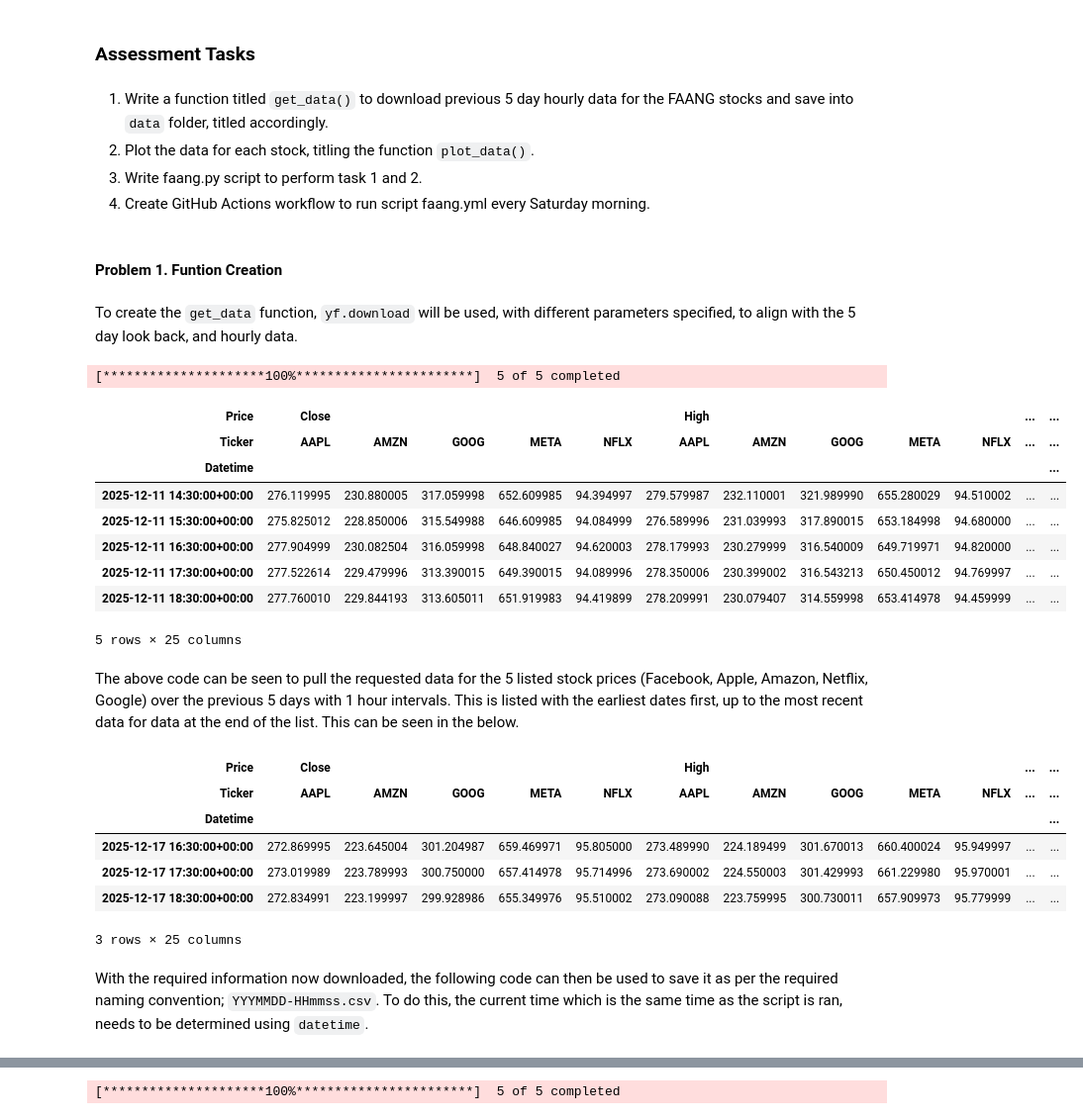
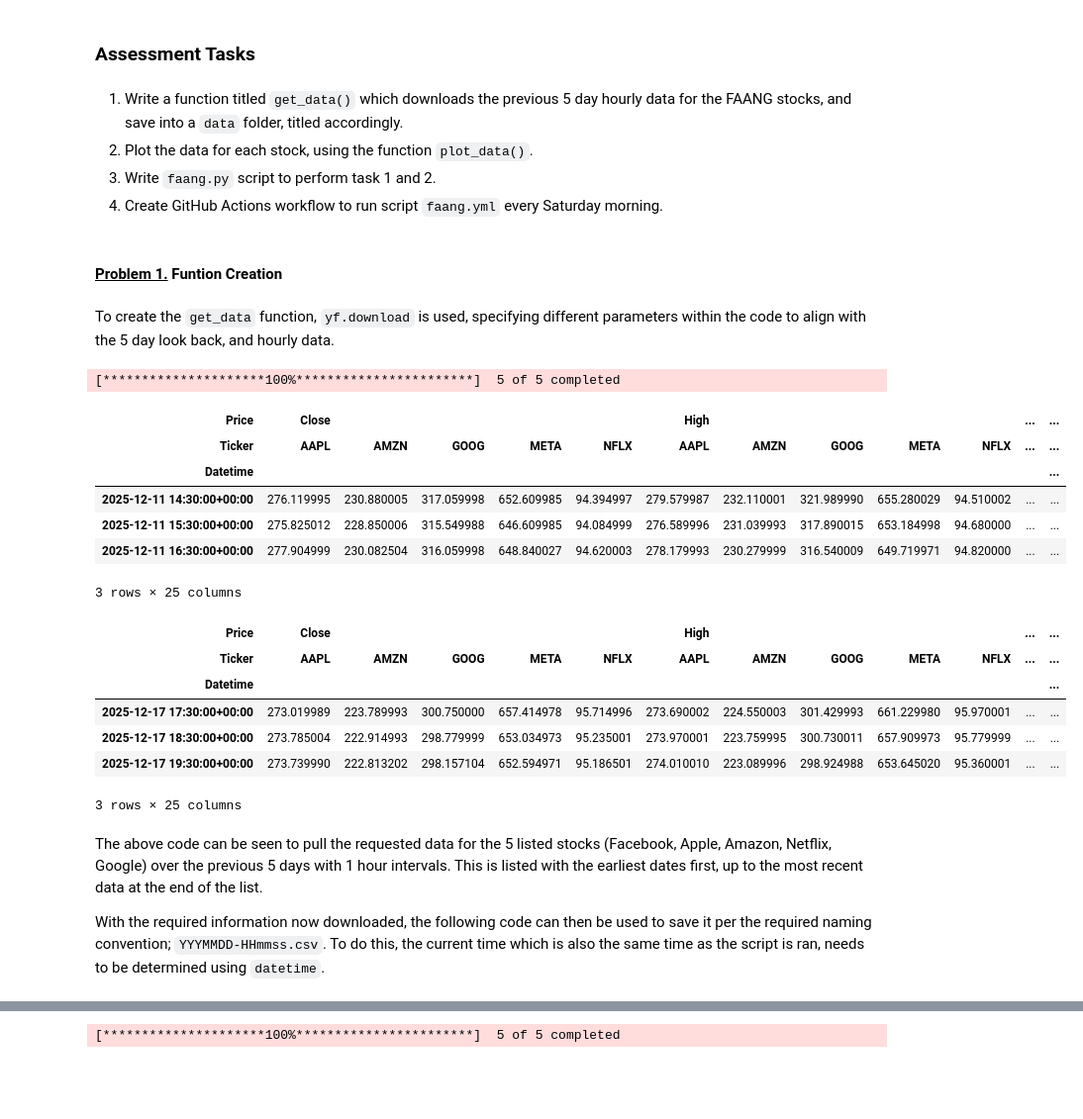
Before and after one commit to danielfinnerty/computer_infrastructure, a Jupyter notebook: problems.ipynb, the cells around one changed output, grey strips where cells are left out. Shown at 99% size. Saved outputs shown, nothing was run; the diff lists cells and outputs as text; code cells hidden in the pictures; blank space fills up the shorter version.

```diff
--- a/problems.ipynb
+++ b/problems.ipynb
@@ -25,47 +28,45 @@ import os
 # %% [markdown]
 ### Assessment Tasks
 # %% [markdown]
-1. Write a function titled ``get_data()`` to download previous 5 day hourly data for the FAANG stocks and save into ``data`` folder, titled accordingly.
-2. Plot the data for each stock, titling the function ``plot_data()``.
-3. Write faang.py script to perform task 1 and 2.
-4. Create GitHub Actions workflow to run script faang.yml every Saturday morning.
+1. Write a function titled `get_data()` which downloads the previous 5 day hourly data for the FAANG stocks, and save into a `data` folder, titled accordingly.
+2. Plot the data for each stock, using the function `plot_data()`.
+3. Write `faang.py` script to perform task 1 and 2.
+4. Create GitHub Actions workflow to run script `faang.yml` every Saturday morning.
 # %% [markdown]
-#### Problem 1. Funtion Creation
+#### <u>Problem 1.</u> Funtion Creation
 # %% [markdown]
-To create the ``get_data`` function, ``yf.download`` will be used, with different parameters specified, to align with the 5 day look back, and hourly data.
+To create the `get_data` function, `yf.download` is used, specifying different parameters within the code to align with the 5 day look back, and hourly data.
 # %%
 # Use yf.download to download hourly data over previos 5 days
 #Source: https://ranaroussi.github.io/yfinance/reference/api/yfinance.download.html#yfinance.download
 get_data = yf.download(['META', 'AAPL', 'AMZN', 'NFLX', 'GOOG'], period= '5d', interval= '1h')
 
-# Show first 5 lines of the results
-get_data.head()
+# Show first 3 rows of the results
+get_data.head(3)
 # %% [output]
 [*********************100%***********************]  5 of 5 completed
 | Price | Close |  |  |  |  | High |  |  |  |  | ... | ... |
 | Ticker | AAPL | AMZN | GOOG | META | NFLX | AAPL | AMZN | GOOG | META | NFLX | ... | ... |
 | Datetime |  |  |  |  |  |  |  |  |  |  |  | ... |
 | 2025-12-11 14:30:00+00:00 | 276.119995 | 230.880005 | 317.059998 | 652.609985 | 94.394997 | 279.579987 | 232.110001 | 321.989990 | 655.280029 | 94.510002 | ... | ... |
 | 2025-12-11 15:30:00+00:00 | 275.825012 | 228.850006 | 315.549988 | 646.609985 | 94.084999 | 276.589996 | 231.039993 | 317.890015 | 653.184998 | 94.680000 | ... | ... |
 | 2025-12-11 16:30:00+00:00 | 277.904999 | 230.082504 | 316.059998 | 648.840027 | 94.620003 | 278.179993 | 230.279999 | 316.540009 | 649.719971 | 94.820000 | ... | ... |
-| 2025-12-11 17:30:00+00:00 | 277.522614 | 229.479996 | 313.390015 | 649.390015 | 94.089996 | 278.350006 | 230.399002 | 316.543213 | 650.450012 | 94.769997 | ... | ... |
-| 2025-12-11 18:30:00+00:00 | 277.760010 | 229.844193 | 313.605011 | 651.919983 | 94.419899 | 278.209991 | 230.079407 | 314.559998 | 653.414978 | 94.459999 | ... | ... |
-5 rows × 25 columns
+3 rows × 25 columns
+# %%
+# Show last 3 rows of the results
+get_data.tail(3)
+# %% [output]
+| Price | Close |  |  |  |  | High |  |  |  |  | ... | ... |
+| Ticker | AAPL | AMZN | GOOG | META | NFLX | AAPL | AMZN | GOOG | META | NFLX | ... | ... |
+| Datetime |  |  |  |  |  |  |  |  |  |  |  | ... |
+| 2025-12-17 17:30:00+00:00 | 273.019989 | 223.789993 | 300.750000 | 657.414978 | 95.714996 | 273.690002 | 224.550003 | 301.429993 | 661.229980 | 95.970001 | ... | ... |
+| 2025-12-17 18:30:00+00:00 | 273.785004 | 222.914993 | 298.779999 | 653.034973 | 95.235001 | 273.970001 | 223.759995 | 300.730011 | 657.909973 | 95.779999 | ... | ... |
+| 2025-12-17 19:30:00+00:00 | 273.739990 | 222.813202 | 298.157104 | 652.594971 | 95.186501 | 274.010010 | 223.089996 | 298.924988 | 653.645020 | 95.360001 | ... | ... |
+3 rows × 25 columns
 # %% [markdown]
-The above code can be seen to pull the requested data for the 5 listed stock prices (Facebook, Apple, Amazon, Netflix, Google) over the previous 5 days with 1 hour intervals. This is listed with the earliest dates first, up to the most recent data for data at the end of the list. This can be seen in the below.
+The above code can be seen to pull the requested data for the 5 listed stocks (Facebook, Apple, Amazon, Netflix, Google) over the previous 5 days with 1 hour intervals. This is listed with the earliest dates first, up to the most recent data at the end of the list.
+
+With the required information now downloaded, the following code can then be used to save it per the required naming convention; `YYYMMDD-HHmmss.csv`. To do this, the current time which is also the same time as the script is ran, needs to be determined using ``datetime``.
-# %%
-# Show last 3 rows
-get_data.tail(3)
-# %% [output]
-| Price | Close |  |  |  |  | High |  |  |  |  | ... | ... |
-| Ticker | AAPL | AMZN | GOOG | META | NFLX | AAPL | AMZN | GOOG | META | NFLX | ... | ... |
-| Datetime |  |  |  |  |  |  |  |  |  |  |  | ... |
-| 2025-12-17 16:30:00+00:00 | 272.869995 | 223.645004 | 301.204987 | 659.469971 | 95.805000 | 273.489990 | 224.189499 | 301.670013 | 660.400024 | 95.949997 | ... | ... |
-| 2025-12-17 17:30:00+00:00 | 273.019989 | 223.789993 | 300.750000 | 657.414978 | 95.714996 | 273.690002 | 224.550003 | 301.429993 | 661.229980 | 95.970001 | ... | ... |
-| 2025-12-17 18:30:00+00:00 | 272.834991 | 223.199997 | 299.928986 | 655.349976 | 95.510002 | 273.090088 | 223.759995 | 300.730011 | 657.909973 | 95.779999 | ... | ... |
-3 rows × 25 columns
-# %% [markdown]
-With the required information now downloaded, the following code can then be used to save it as per the required naming convention; ``YYYMMDD-HHmmss.csv``. To do this, the current time which is the same time as the script is ran, needs to be determined using ``datetime``.
 # %%
 # Use datetime module to confirm current time.
 # Source: https://docs.python.org/3/library/datetime.html#format-codes
```
Also changed, not shown: parts of 23 cells of this notebook, 2 other files.
